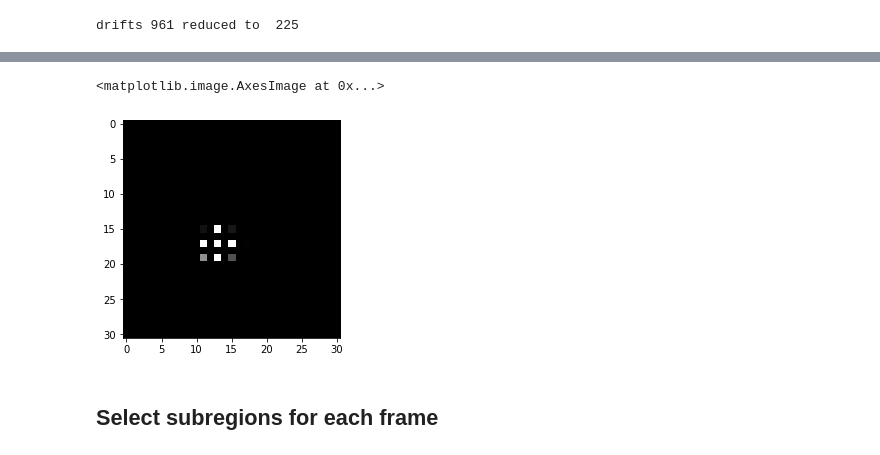
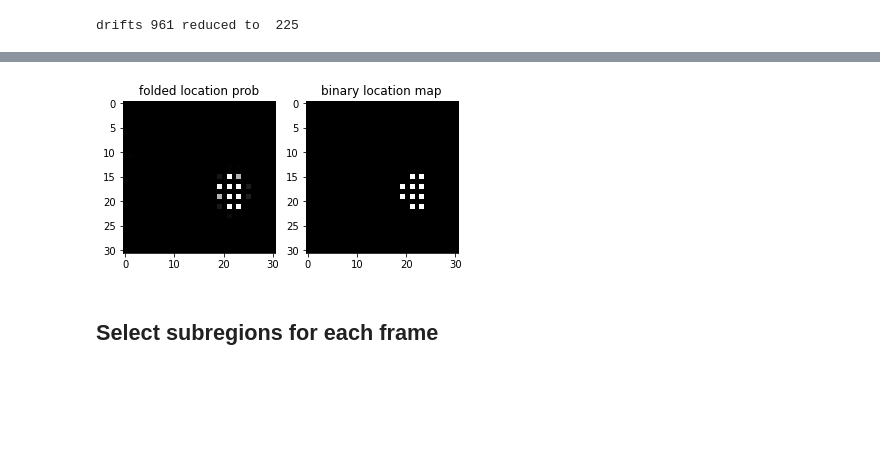
Before and after one commit to Varato/emc2d, a Jupyter notebook: lab/EMCSparseStrategy.ipynb, the cells around one changed output, grey strips where cells are left out. Cells and saved outputs as stored; diff of their text form; code cells hidden in the pictures; blank space fills up the shorter version.

```diff
--- a/lab/EMCSparseStrategy.ipynb
+++ b/lab/EMCSparseStrategy.ipynb
@@ -89,5 +86,0 @@ pmat = emc.folded_membership_probability
-# %%
-plt.imshow(pmat[1], vmin=0, vmax=0.01, cmap='gray')
-# %% [output]
-<matplotlib.image.AxesImage at 0x...>
-[figure, removed]
@@ -94,2 +90,10 @@ plt.imshow(pmat[1], vmin=0, vmax=0.01, cmap='gray')
+# %%
+_, (ax1, ax2) = plt.subplots(ncols=2)
+ax1.imshow(pmat0[0], vmin=0, vmax=0.005, cmap='gray')
+ax2.imshow(bmap0[0], cmap='gray')
+ax1.set_title("folded location prob")
+ax2.set_title("binary location map");
+# %% [output]
+[figure, added]
 # %% [markdown]
 ## Select subregions for each frame
```
Also changed, not shown: parts of 28 cells of this notebook, 2 other files.
